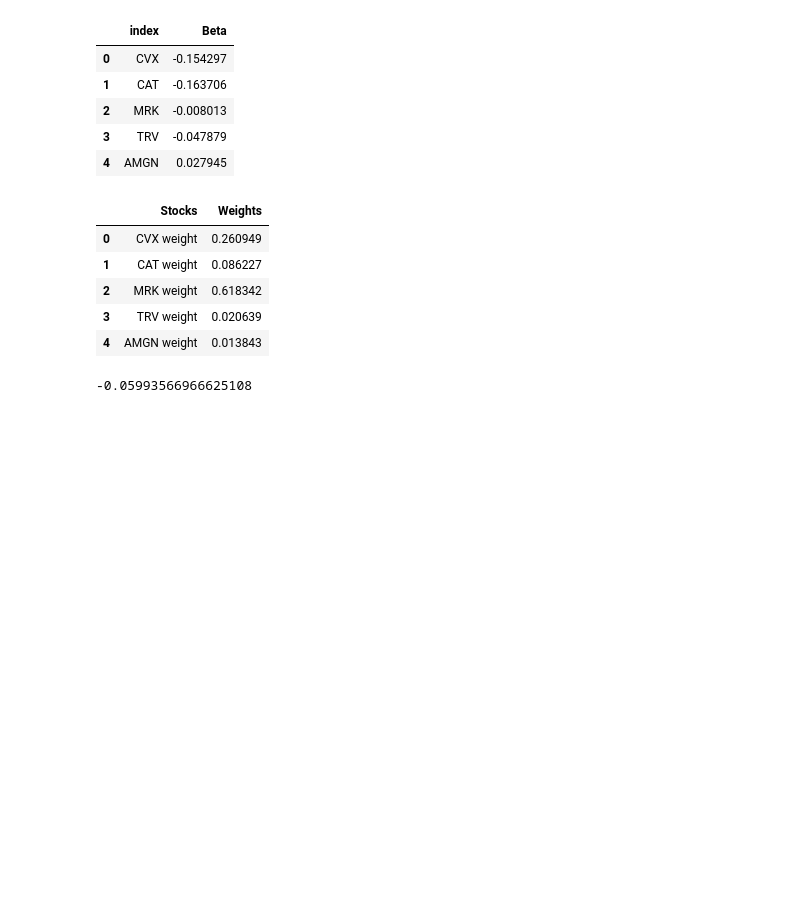
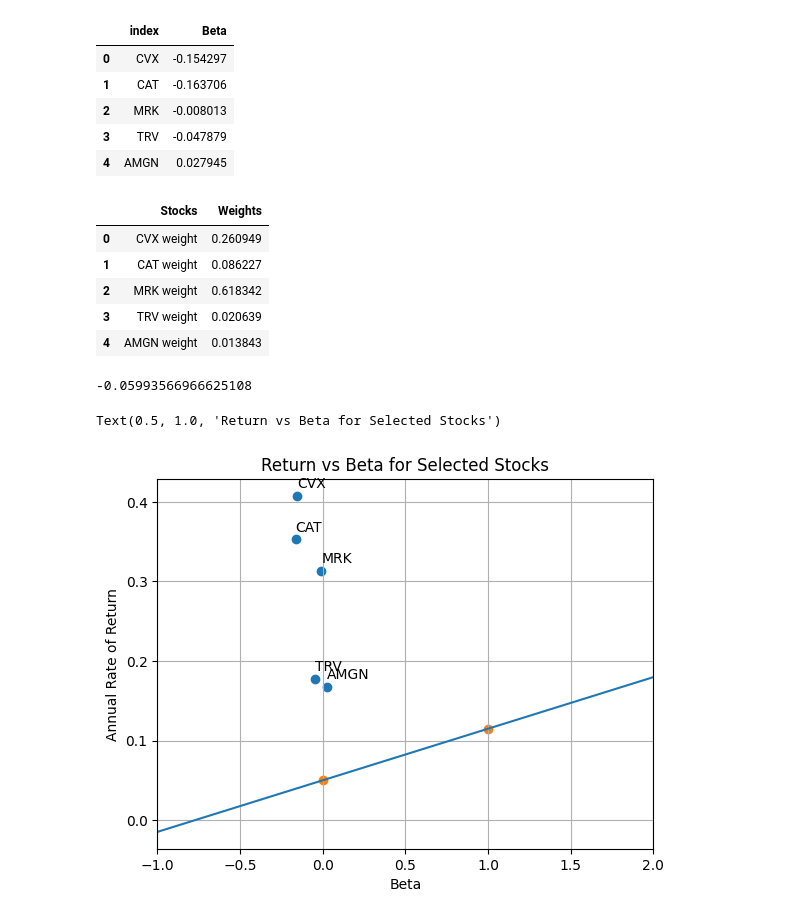
Before and after one commit to juansierra1182/Class-7.1, a Jupyter notebook: Beta.ipynb, the cells around one changed output. Drawn from its saved outputs; the diff is of its cells as text; code cells hidden in the pictures; blank space fills up the shorter version.

```diff
--- a/Beta.ipynb
+++ b/Beta.ipynb
@@ -49,3 +49,28 @@ port_beta = Betas["Beta"].mul(weights["Weights"]).sum()
 port_beta
 # %% [output]
 -0.05993566966625108
+# %%
+# Calculating again annual returns
+annual_return_stocks = stock_pct_reduced.mean()*252
+annual_return_indices = indices_pct.mean()*252
+
+# Plotting the Security Market Line (SML)
+
+slope = annual_return_indices["SnP"] - 0.050
+x_line = [-1,2] # Beta of risk free asset is 0, Beta of S&P500 is 1
+y_line = [x_line[0]*slope+0.05,x_line[1]*slope+0.05]
+
+
+plt.plot(x_line,y_line)
+plt.scatter(Betas["Beta"],annual_return_stocks)
+plt.scatter([0,1],[0.05,annual_return_indices["SnP"]])
+plt.grid()
+plt.xlim(-1,2)
+for i in range(len(annual_return_stocks)):
+    plt.annotate(Betas["index"][i], (Betas["Beta"][i], annual_return_stocks[i] + 0.01))
+plt.xlabel("Beta")
+plt.ylabel("Annual Rate of Return")
+plt.title("Return vs Beta for Selected Stocks")
+# %% [output]
+Text(0.5, 1.0, 'Return vs Beta for Selected Stocks')
+[figure, added]
```
Also changed, not shown: 1 other file.
